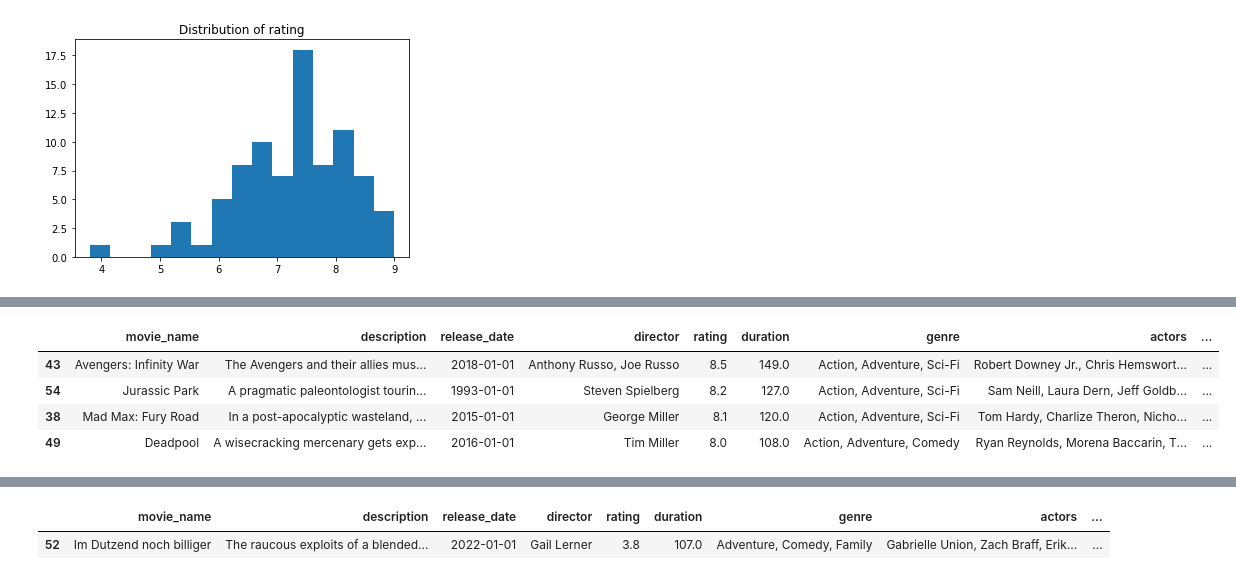
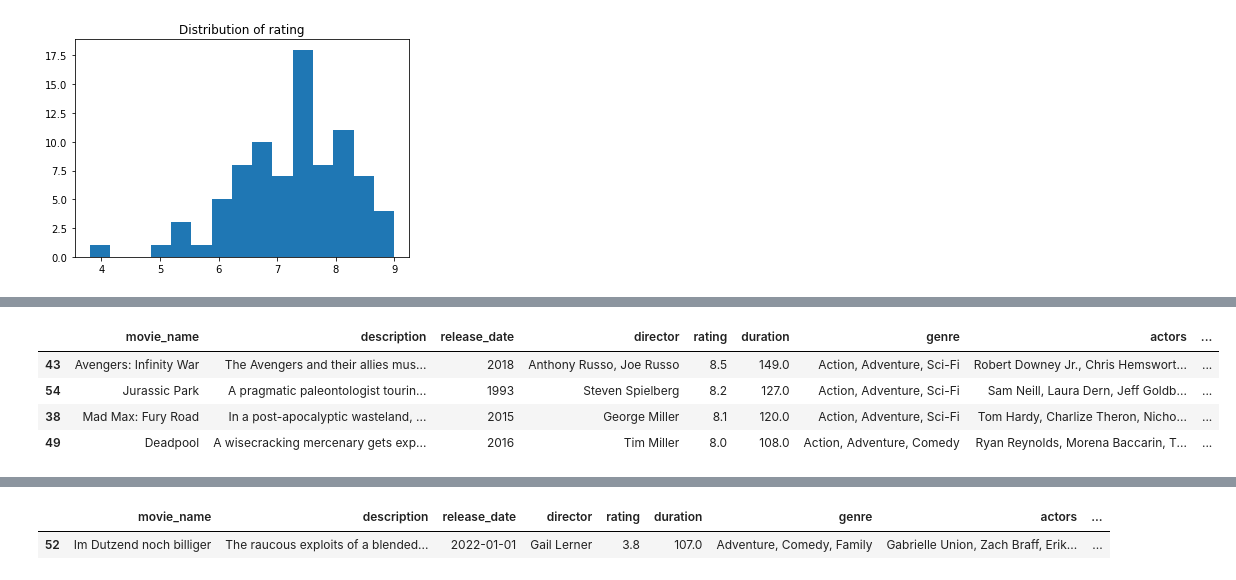
Before and after one commit to RitthujaKandasamy/imdb_challenge, a Jupyter notebook: analysis.ipynb, the cells around one changed output, grey strips where cells are left out. Cells and saved outputs as stored; diff of their text form; code cells hidden in the pictures.

```diff
--- a/analysis.ipynb
+++ b/analysis.ipynb
@@ -2,7 +2,7 @@
 import pandas as pd
 import matplotlib.pyplot as plt
 # %%
-data = pd.read_csv('data_imdb_adventure.csv', dtype = {'release_date': str})
+data = pd.read_csv('data_imdb_adventure.csv')
 print(data.dtypes)
 data.head()
 # %% [output]
@@ -26,7 +26,7 @@ dtype: object
 | 4 | Uncharted | Street-smart Nathan Drake is recr... | 2022 | Ruben Fleischer | 6.7 | 116.0 | Action, Adventure | Tom Holland, Mark Wahlberg, Anton... | ... |
 # %%
 # cast to correct format for dates
-data[['release_date', 'start_filming_date', 'end_filming_date']] = data[['release_date', 'start_filming_date', 'end_filming_date']].apply(pd.to_datetime)
+data[['start_filming_date', 'end_filming_date']] = data[[ 'start_filming_date', 'end_filming_date']].apply(pd.to_datetime)
 data.head()
 # %% [output]
 |  | movie_name | description | release_date | director | rating | duration | genre | actors | ... |
@@ -64,9 +64,12 @@ plt.show()
 # %%
 # Movies to recomend, based on rating (at least 8) and the number of votes (at least 800 000).
-data[(data['rating'] >= 8) & (data['votes'] >= 800000)].sort_values('rating', ascending=False)
+movies_to_recommend = data[(data['rating'] >= 8) & (data['votes'] >= 800000)].sort_values('rating', ascending=False)
+
+
+movies_to_recommend
 # %% [output]
 |  | movie_name | description | release_date | director | rating | duration | genre | actors | ... |
-| 43 | Avengers: Infinity War | The Avengers and their allies mus... | 2018-01-01 | Anthony Russo, Joe Russo | 8.5 | 149.0 | Action, Adventure, Sci-Fi | Robert Downey Jr., Chris Hemswort... | ... |
-| 54 | Jurassic Park | A pragmatic paleontologist tourin... | 1993-01-01 | Steven Spielberg | 8.2 | 127.0 | Action, Adventure, Sci-Fi | Sam Neill, Laura Dern, Jeff Goldb... | ... |
-| 38 | Mad Max: Fury Road | In a post-apocalyptic wasteland, ... | 2015-01-01 | George Miller | 8.1 | 120.0 | Action, Adventure, Sci-Fi | Tom Hardy, Charlize Theron, Nicho... | ... |
-| 49 | Deadpool | A wisecracking mercenary gets exp... | 2016-01-01 | Tim Miller | 8.0 | 108.0 | Action, Adventure, Comedy | Ryan Reynolds, Morena Baccarin, T... | ... |
+| 43 | Avengers: Infinity War | The Avengers and their allies mus... | 2018 | Anthony Russo, Joe Russo | 8.5 | 149.0 | Action, Adventure, Sci-Fi | Robert Downey Jr., Chris Hemswort... | ... |
+| 54 | Jurassic Park | A pragmatic paleontologist tourin... | 1993 | Steven Spielberg | 8.2 | 127.0 | Action, Adventure, Sci-Fi | Sam Neill, Laura Dern, Jeff Goldb... | ... |
+| 38 | Mad Max: Fury Road | In a post-apocalyptic wasteland, ... | 2015 | George Miller | 8.1 | 120.0 | Action, Adventure, Sci-Fi | Tom Hardy, Charlize Theron, Nicho... | ... |
+| 49 | Deadpool | A wisecracking mercenary gets exp... | 2016 | Tim Miller | 8.0 | 108.0 | Action, Adventure, Comedy | Ryan Reynolds, Morena Baccarin, T... | ... |
```
Also changed, not shown: parts of 5 cells of this notebook, 6 other files.
